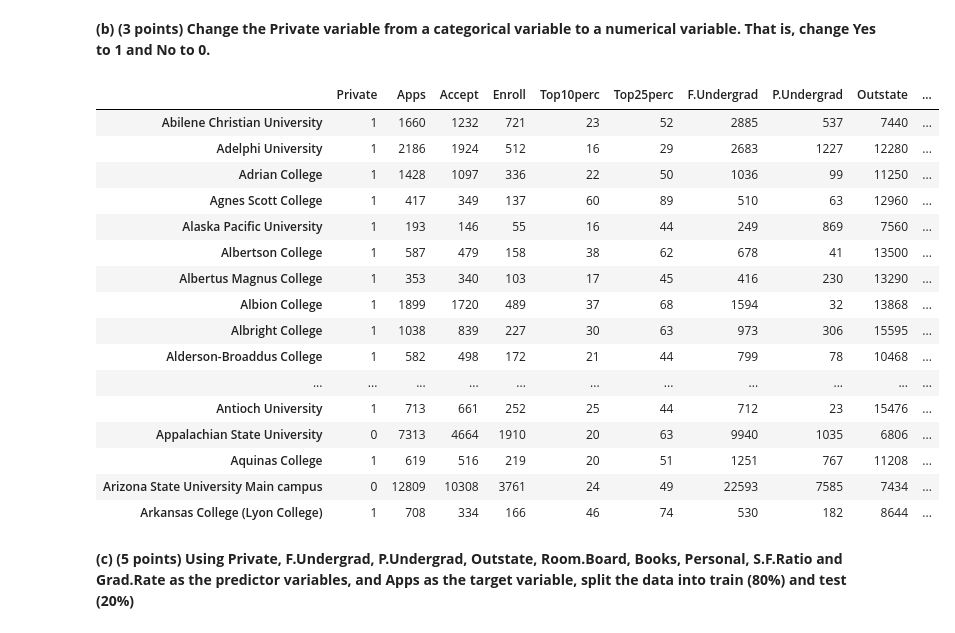
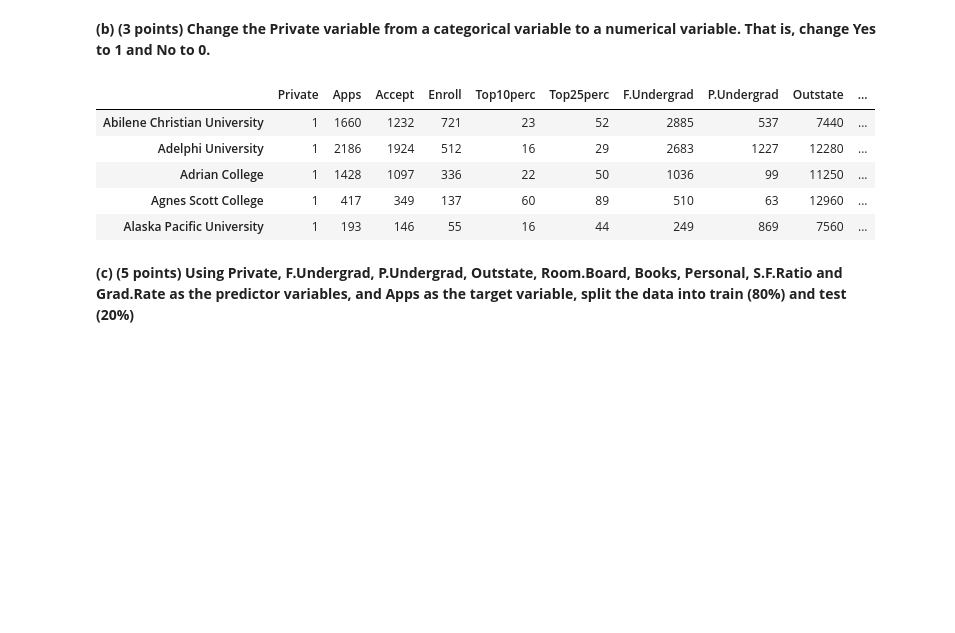
Before and after one commit to craigshaf50/DATA-445, a Jupyter notebook: Exams/Exam1/Exam1_Q1.ipynb, the cells around one changed output. Drawn from its saved outputs; the diff is of its cells as text; code cells hidden in the pictures; blank space fills up the shorter version.

```diff
--- a/Exams/Exam1/Exam1_Q1.ipynb
+++ b/Exams/Exam1/Exam1_Q1.ipynb
@@ -42,25 +42,14 @@ variable. That is, change Yes to 1 and No to 0.**
 # %%
 #change yes/no to 1/0
 college['Private'].replace(['Yes', 'No'], [1,0], inplace = True)
-college.head(25)
+college.head()
 # %% [output]
 |  | Private | Apps | Accept | Enroll | Top10perc | Top25perc | F.Undergrad | P.Undergrad | Outstate | ... |
 | Abilene Christian University | 1 | 1660 | 1232 | 721 | 23 | 52 | 2885 | 537 | 7440 | ... |
 | Adelphi University | 1 | 2186 | 1924 | 512 | 16 | 29 | 2683 | 1227 | 12280 | ... |
 | Adrian College | 1 | 1428 | 1097 | 336 | 22 | 50 | 1036 | 99 | 11250 | ... |
 | Agnes Scott College | 1 | 417 | 349 | 137 | 60 | 89 | 510 | 63 | 12960 | ... |
 | Alaska Pacific University | 1 | 193 | 146 | 55 | 16 | 44 | 249 | 869 | 7560 | ... |
-| Albertson College | 1 | 587 | 479 | 158 | 38 | 62 | 678 | 41 | 13500 | ... |
-| Albertus Magnus College | 1 | 353 | 340 | 103 | 17 | 45 | 416 | 230 | 13290 | ... |
-| Albion College | 1 | 1899 | 1720 | 489 | 37 | 68 | 1594 | 32 | 13868 | ... |
-| Albright College | 1 | 1038 | 839 | 227 | 30 | 63 | 973 | 306 | 15595 | ... |
-| Alderson-Broaddus College | 1 | 582 | 498 | 172 | 21 | 44 | 799 | 78 | 10468 | ... |
-| ... | ... | ... | ... | ... | ... | ... | ... | ... | ... | ... |
-| Antioch University | 1 | 713 | 661 | 252 | 25 | 44 | 712 | 23 | 15476 | ... |
-| Appalachian State University | 0 | 7313 | 4664 | 1910 | 20 | 63 | 9940 | 1035 | 6806 | ... |
-| Aquinas College | 1 | 619 | 516 | 219 | 20 | 51 | 1251 | 767 | 11208 | ... |
-| Arizona State University Main campus | 0 | 12809 | 10308 | 3761 | 24 | 49 | 22593 | 7585 | 7434 | ... |
-| Arkansas College (Lyon College) | 1 | 708 | 334 | 166 | 46 | 74 | 530 | 182 | 8644 | ... |
 # %% [markdown]
 **(c) (5 points) Using Private, F.Undergrad, P.Undergrad, Outstate, Room.Board, Books, Personal, S.F.Ratio and Grad.Rate as the predictor variables, and Apps as the target variable, split the data into train (80%) and test (20%)**
 # %%
```
Also changed, not shown: parts of 4 cells of this notebook, 1 other file.
